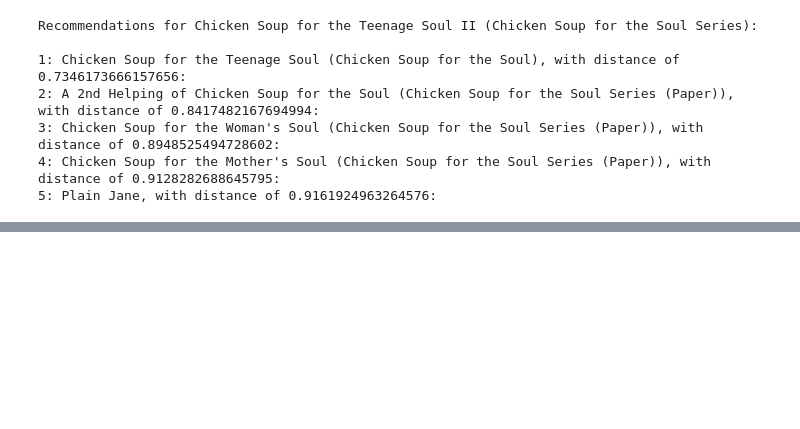
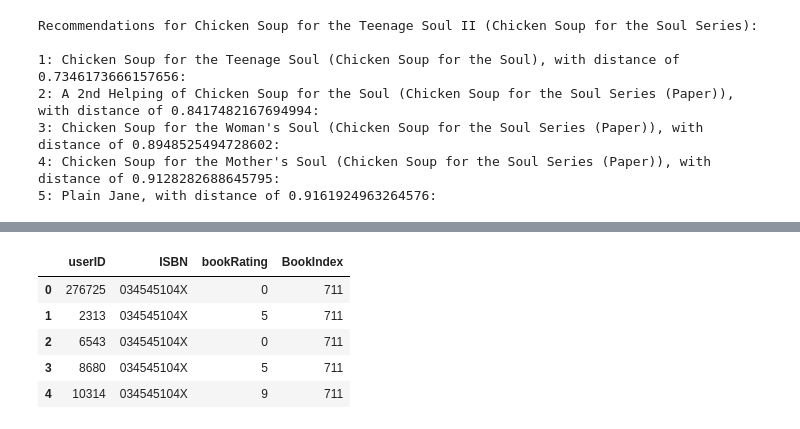
Before and after one commit to shreyabansal25/Recommended-Systems, a Jupyter notebook: ML0120EN_4_2_Review_CollaborativeFilteringwithRBM.ipynb, the cells around one changed output, grey strips where cells are left out. Saved outputs shown, nothing was run; the diff lists cells and outputs as text; code cells hidden in the pictures; blank space fills up the shorter version.

```diff
--- a/ML0120EN_4_2_Review_CollaborativeFilteringwithRBM.ipynb
+++ b/ML0120EN_4_2_Review_CollaborativeFilteringwithRBM.ipynb
@@ -432,0 +526,13 @@ Recommendations for Chicken Soup for the Teenage Soul II (Chicken Soup for the S
+# %%
+#Dropping unecessary columns
+merged_book_rating = merged_book_rating.drop('bookTitle', axis=1).drop('bookAuthor', axis=1).drop('yearOfPublication', axis=1).drop('publisher', axis=1)
+merged_book_rating = merged_book_rating.drop('imageUrlS', axis=1).drop('imageUrlM', axis=1).drop('imageUrlL', axis=1)
+#Displaying the result
+merged_book_rating.head()
+# %% [output]
+|  | userID | ISBN | bookRating | BookIndex |
+| 0 | 276725 | 034545104X | 0 | 711 |
+| 1 | 2313 | 034545104X | 5 | 711 |
+| 2 | 6543 | 034545104X | 0 | 711 |
+| 3 | 8680 | 034545104X | 5 | 711 |
+| 4 | 10314 | 034545104X | 9 | 711 |
```
Also changed, not shown: parts of 21 cells of this notebook.
